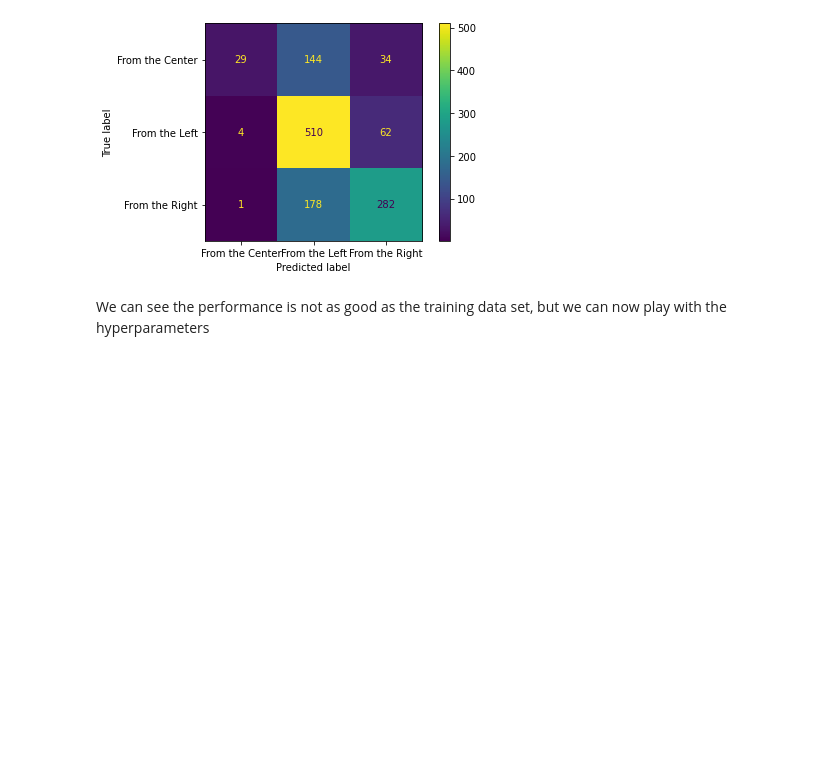
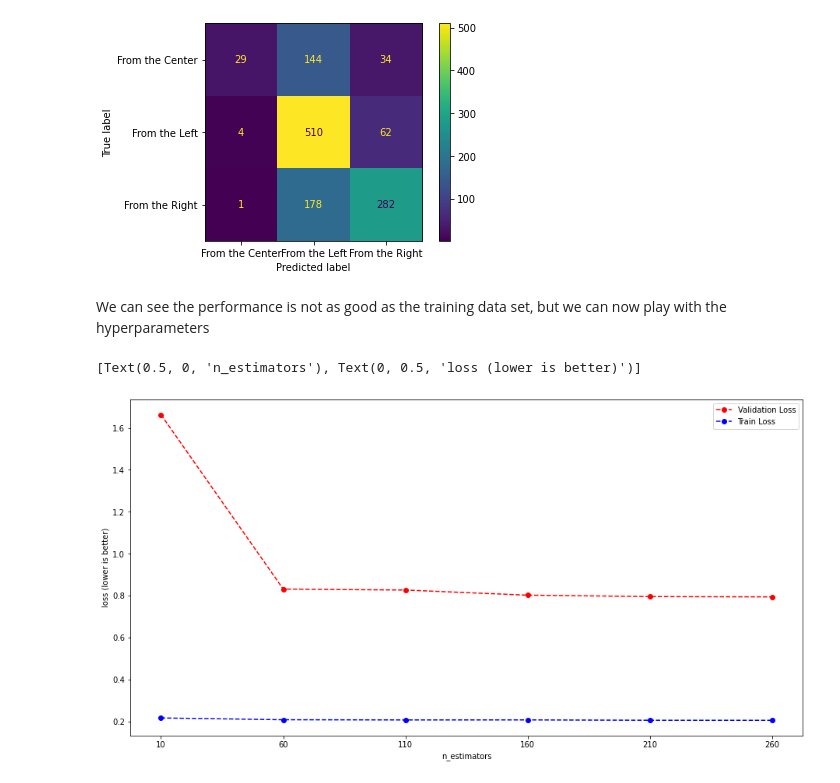
Before and after one commit to sgeinitz/cs39aa_project, a Jupyter notebook: project_part1.ipynb, the cells around one changed output. Drawn from its saved outputs; the diff is of its cells as text; code cells hidden in the pictures; blank space fills up the shorter version.

```diff
--- a/project_part1.ipynb
+++ b/project_part1.ipynb
@@ -341,3 +341,40 @@ accuracy (on X_train): 0.6600
 [figure]
 # %% [markdown]
 We can see the performance is not as good as the training data set, but we can now play with the hyperparameters
+# %%
+from sklearn.metrics import log_loss
+
+tune_model= True
+
+def tuneModel(hyperparam_value):
+    rf_model= RandomForestClassifier(n_estimators=hyperparam_value, random_state=5)
+    rf_model.fit(X_train, y_train)
+    y_train_pred_prob= rf_model.predict_proba(X_train)
+    y_train_pred= rf_model.predict(X_train)
+    y_val_pred_prob= rf_model.predict_proba(X_val)
+    y_val_pred= rf_model.predict(X_val)
+    train_loss= log_loss(y_train, y_train_pred_prob, labels=['From the Center','From the Left', 'From the Right'])
+    train_acc= accuracy_score(y_train, y_train_pred)
+    val_loss= log_loss(y_val, y_val_pred_prob, labels=['From the Center','From the Left', 'From the Right'])
+    val_acc= accuracy_score(y_val, y_val_pred)
+    return (train_loss, val_loss, train_acc, val_acc)
+
+hyp_param_vals= list(range(10, 261, 50))
+metrics= []
+
+if tune_model:
+    for hp in hyp_param_vals:
+        metrics.append(tuneModel(hp))
+# %%
+"credit to nb_C_airline_tweets_take2 notebook"
+import matplotlib.pyplot as plt
+fig= plt.figure(figsize=(12, 6))
+ax= fig.add_axes([0, 0, 1, 1])
+ax.plot(hyp_param_vals, [metric[1] for metric in metrics], '--ro')
+ax.plot(hyp_param_vals, [metric[0] for metric in metrics], '--bo')
+ax.legend(["Validation Loss", "Train Loss"], loc= 1)
+ax.set_xticks(hyp_param_vals)
+ax.set(xlabel= 'n_estimators', ylabel="loss (lower is better)")
+# %% [output]
+[Text(0.5, 0, 'n_estimators'), Text(0, 0.5, 'loss (lower is better)')]
+[figure, added]
```
Also changed, not shown: parts of 2 cells of this notebook.
